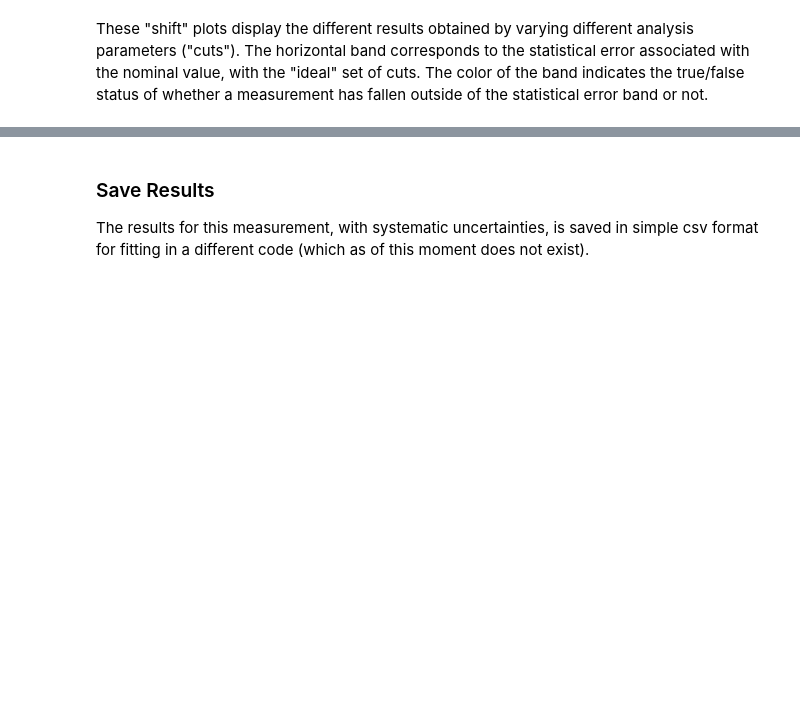
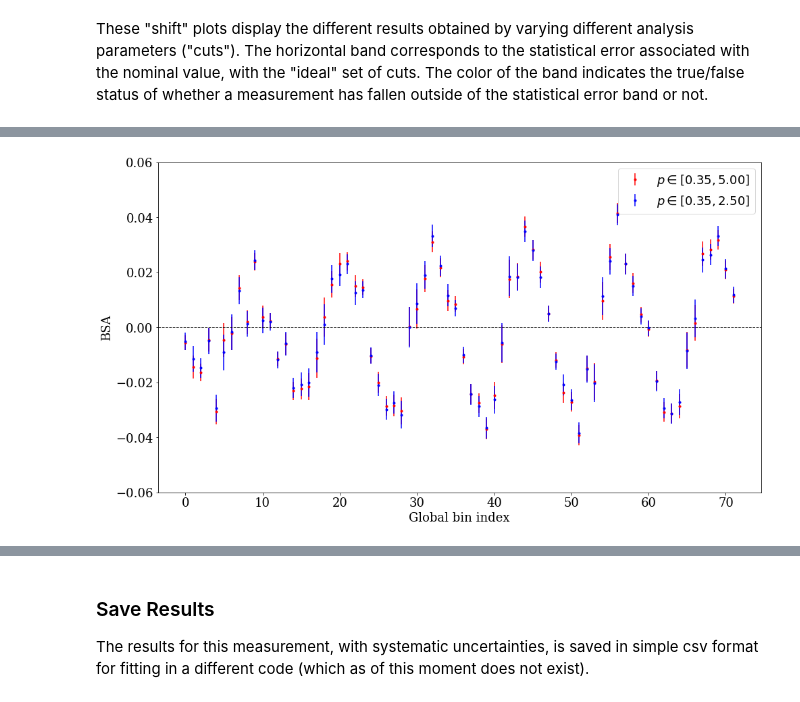
Before and after one commit to dmriser/python-analysis, a Jupyter notebook: kaon-bsa/analysis.ipynb, the cells around one changed output, grey strips where cells are left out. Cells and saved outputs as stored; diff of their text form; code cells hidden in the pictures; blank space fills up the shorter version.

```diff
--- a/kaon-bsa/analysis.ipynb
+++ b/kaon-bsa/analysis.ipynb
@@ -563,7 +563,7 @@ def momentum_check(data, axes, bins, p_limits):
 
     return results
 # %%
-p_limits = np.array([[0.0, 5.0], [0.0, 2.5]])
+p_limits = np.array([[0.35, 5.0], [0.35, 2.5]])
 p_results = momentum_check(data, AXES, bins, p_limits)
 # %%
 del nominal_data
@@ -1289 +1287,6 @@ plot_variation_limits(data, variations)
+# %%
+plot_momentum_check(p_results, 'x', p_limits)
+plt.savefig('image/p-study-x.pdf', bbox_inches='tight')
+# %% [output]
+[figure, added]
 # %%
```
Also changed, not shown: parts of 21 cells of this notebook, 2 other files.
